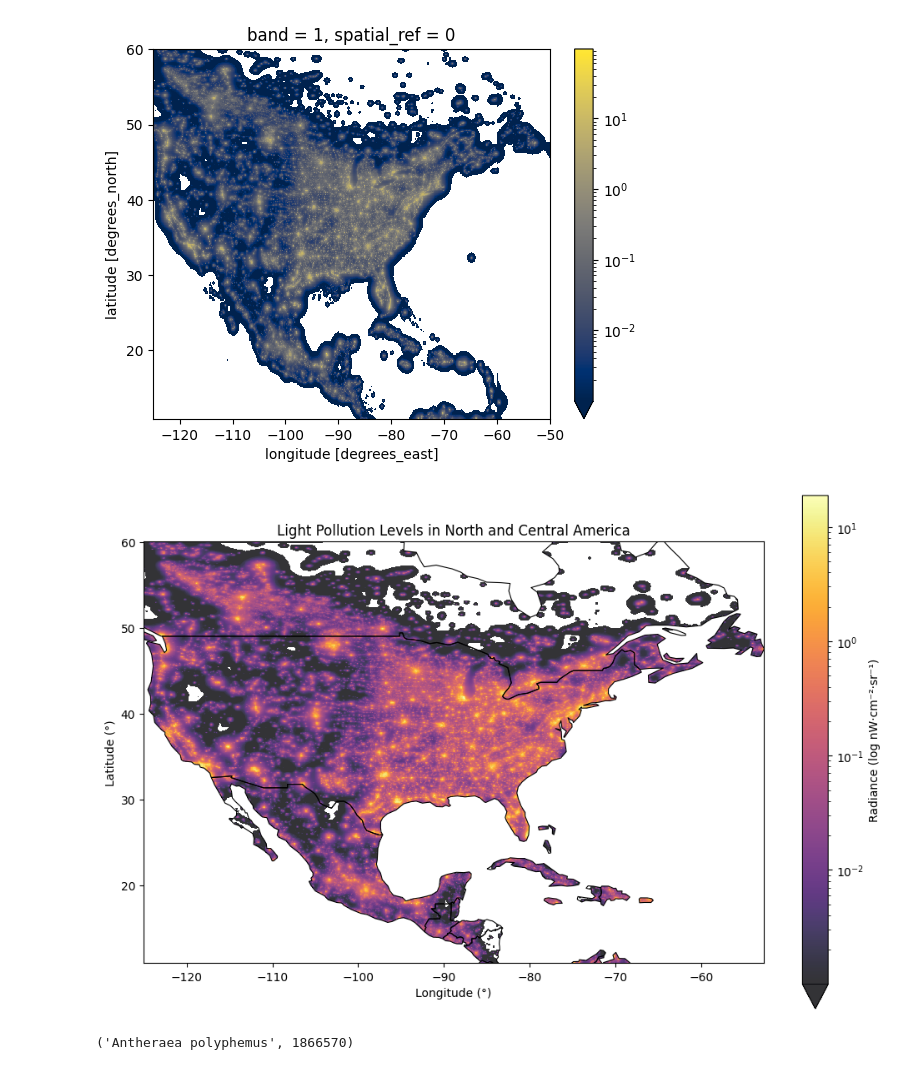
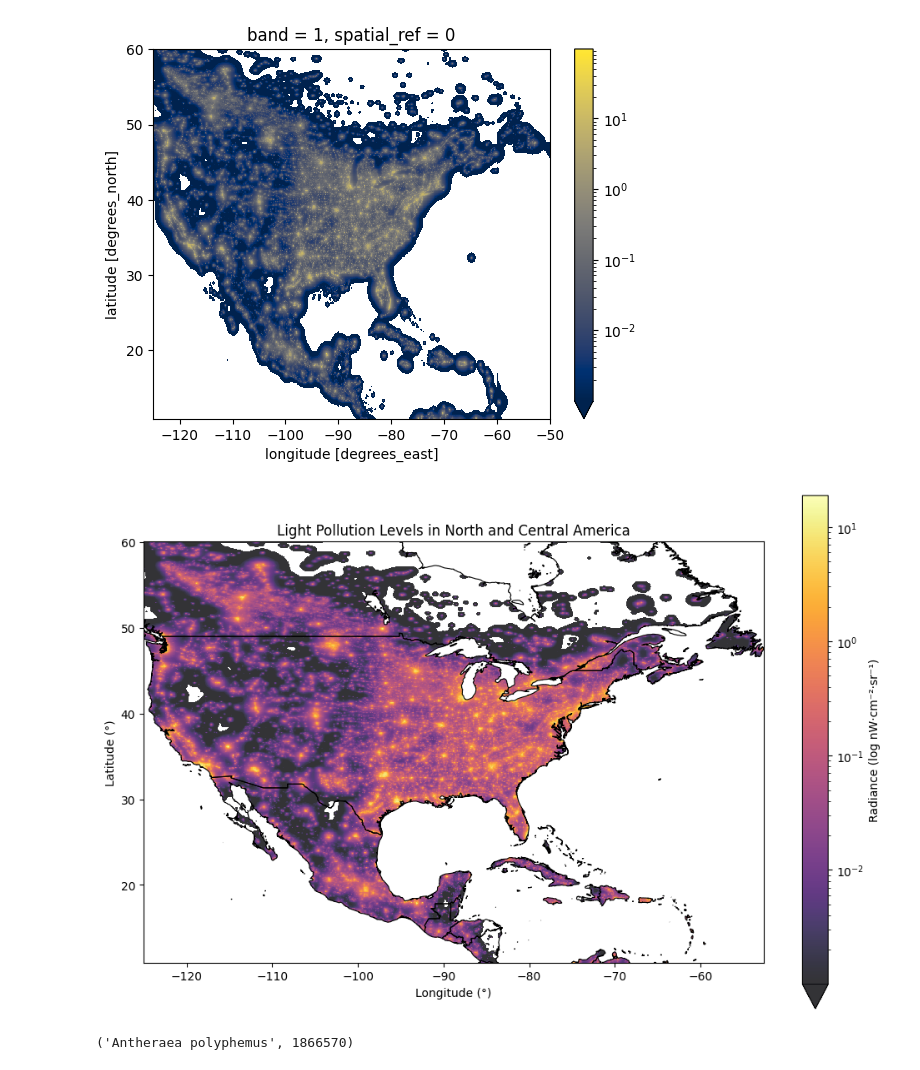
Before and after one commit to Livian-Von-Dran/polyphemus-moth-light-pollution, a Jupyter notebook: notebooks/polyphemus-moth-light-pollution-analysis.ipynb, the cells around one changed output. Drawn from its saved outputs; the diff is of its cells as text; code cells hidden in the pictures.

```diff
--- a/notebooks/polyphemus-moth-light-pollution-analysis.ipynb
+++ b/notebooks/polyphemus-moth-light-pollution-analysis.ipynb
@@ -129,33 +127,0 @@ na_shp_dir.mkdir(parents=True, exist_ok=True)
-# %%
-# Define the shapefile
-countries = gpd.read_file("americas-shapefile-dir/ne_110m_admin_0_countries.shp")
-
-# Reproject the file to match the crs of the light pollution raster
-americas = countries.to_crs(lp_da_small.rio.crs)
-
-# Clip from the disk
-lp_americas_da = lp_da_small.rio.clip(americas.geometry, lp_da_small.rio.crs, drop=True, from_disk=True)
-
-# Create a plot for the light pollution data array
-fig, ax = plt.subplots(figsize=(12, 8))
-lp_americas_plot = lp_americas_da.plot(
-    ax=ax,
-    cbar_kwargs={'label': 'Radiance (log nW·cm⁻²·sr⁻¹)'},
-    cmap='inferno',
-    # Plot logarithmically
-    norm=LogNorm(vmin=lp_americas_da.min().values + 1e-3, vmax=lp_americas_da.max().values),
-    alpha=0.8
-)
-
-# Set axis labels and title
-ax.set_xlabel("Longitude (°)")
-ax.set_ylabel("Latitude (°)")
-ax.set_title("Light Pollution Levels in North and Central America")
-
-# Overlay the boundary on the plot
-americas.boundary.plot(ax=ax, edgecolor='black', linewidth=0.8)
-
-# Display the plot
-plt.show()
-# %% [output]
-[figure, removed]
@@ -161,0 +155,33 @@ plt.show()
+# %%
+# Define the shapefile
+countries = gpd.read_file("americas-shapefile-dir/ne_10m_admin_0_countries_lakes.shp")
+
+# Reproject the file to match the crs of the light pollution raster
+americas = countries.to_crs(lp_da_small.rio.crs)
+
+# Clip from the disk
+lp_americas_da = lp_da_small.rio.clip(americas.geometry, lp_da_small.rio.crs, drop=True, from_disk=True)
+
+# Create a plot for the light pollution data array
+fig, ax = plt.subplots(figsize=(12, 8))
+lp_americas_plot = lp_americas_da.plot(
+    ax=ax,
+    cbar_kwargs={'label': 'Radiance (log nW·cm⁻²·sr⁻¹)'},
+    cmap='inferno',
+    # Plot logarithmically
+    norm=LogNorm(vmin=lp_americas_da.min().values + 1e-3, vmax=lp_americas_da.max().values),
+    alpha=0.8
+)
+
+# Set axis labels and title
+ax.set_xlabel("Longitude (°)")
+ax.set_ylabel("Latitude (°)")
+ax.set_title("Light Pollution Levels in North and Central America")
+
+# Overlay the boundary on the plot
+americas.boundary.plot(ax=ax, edgecolor='black', linewidth=0.8)
+
+# Display the plot
+plt.show()
+# %% [output]
+[figure, added]
```
Also changed, not shown: parts of 14 cells of this notebook.
